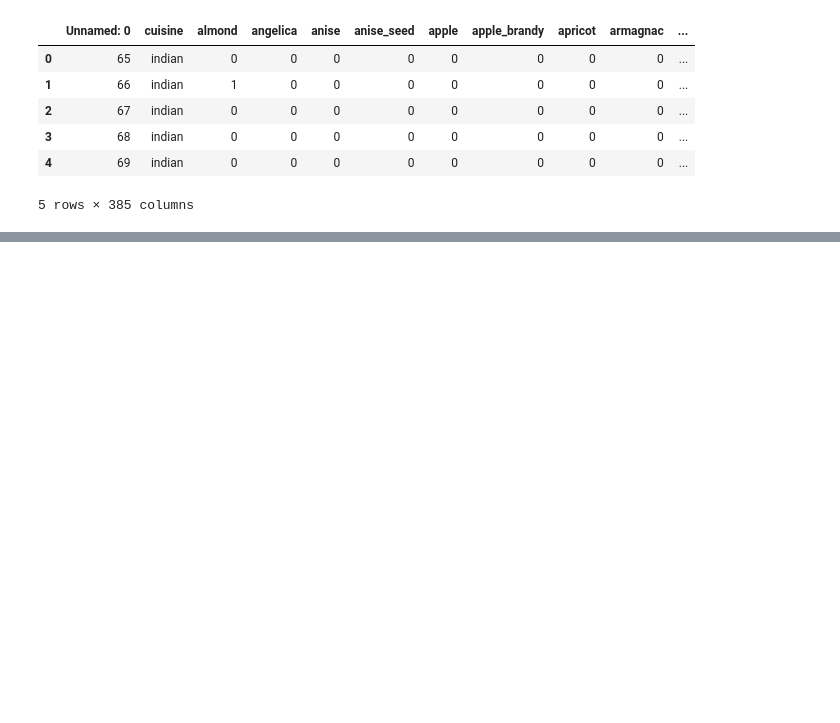
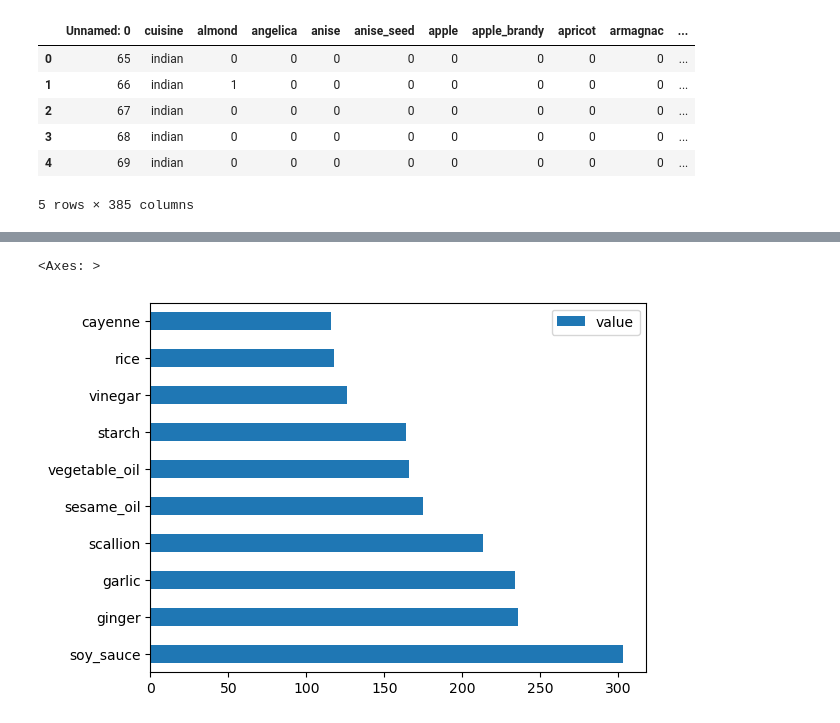
Before and after one commit to Ridikko/ArewaDS-Machine-Learning-Assignments, a Jupyter notebook: WEEK_5_CLASSIFICATION/CuisinesExercises.ipynb, the cells around one changed output, grey strips where cells are left out. Cells and saved outputs as stored; diff of their text form; code cells hidden in the pictures; blank space fills up the shorter version.

```diff
--- a/WEEK_5_CLASSIFICATION/CuisinesExercises.ipynb
+++ b/WEEK_5_CLASSIFICATION/CuisinesExercises.ipynb
@@ -22,0 +81,6 @@ df.info()
+# %%
+chinese_ingredient_df = create_ingredient_df(chinese_df)
+chinese_ingredient_df.head(10).plot.barh()
+# %% [output]
+<Axes: >
+[figure, added]
```
Also changed, not shown: parts of 13 cells of this notebook.
